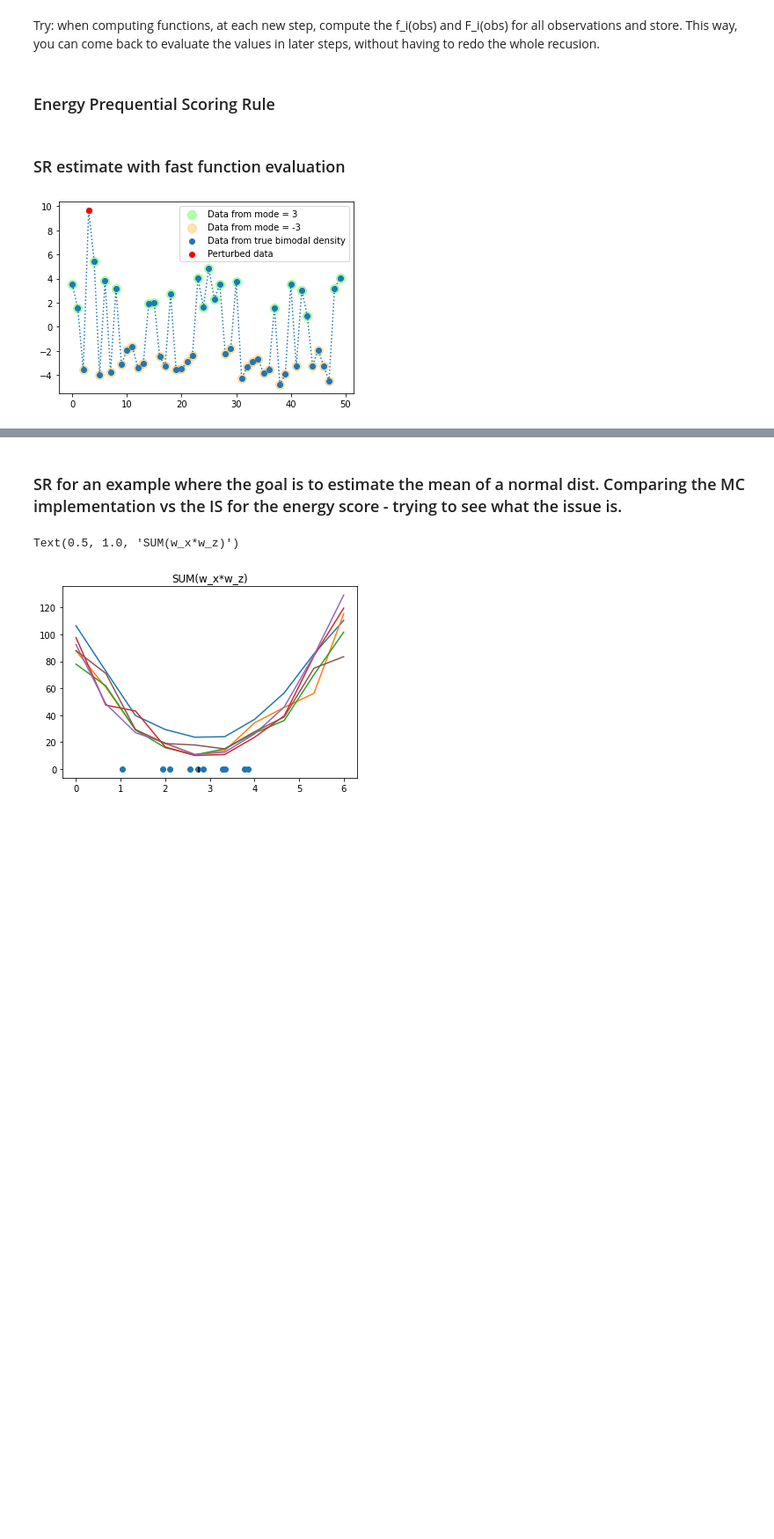
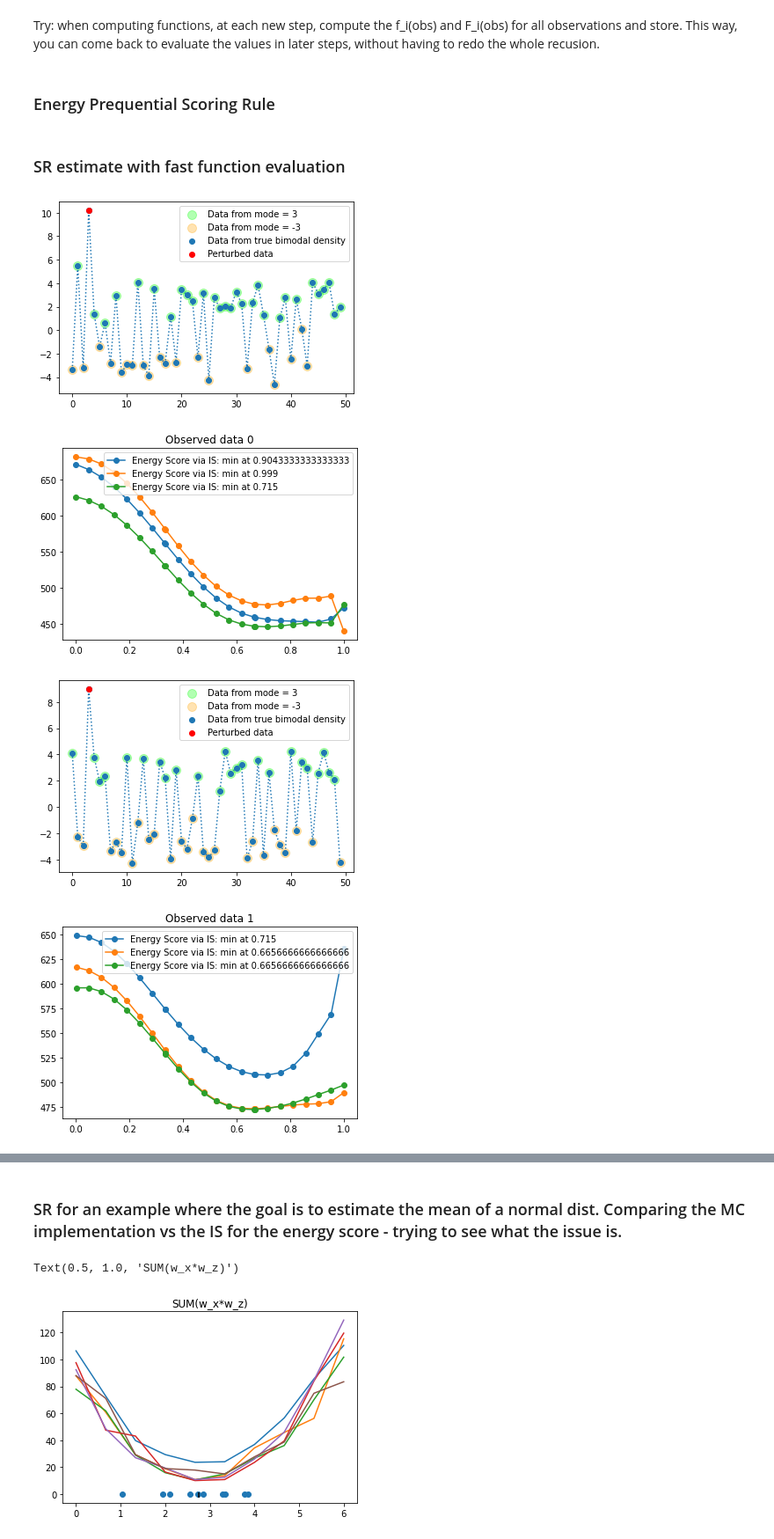
Before and after one commit to Huk-David/RSS-Discussion-paper-Martingale-Posterior-Distributions, a Jupyter notebook: Prequential Copulas - Code/Discussion paper - Notebook.ipynb, the cells around one changed output, grey strips where cells are left out. Shown at 88% size. Cells and saved outputs as stored; diff of their text form; code cells hidden in the pictures; blank space fills up the shorter version.

Commit message:
Update Discussion paper - Notebook.ipynb
Finished 4 experiments for 50 generated obs and 300 IS samples.

```diff
--- a/Prequential Copulas - Code/Discussion paper - Notebook.ipynb
+++ b/Prequential Copulas - Code/Discussion paper - Notebook.ipynb
@@ -281,7 +282,7 @@ for SR_check in range(4):
     # First get data:
     observed_data = generate_data(50)
 
-    proposal_samples_nb = 50
+    proposal_samples_nb = 300
     ######
     #Then redefine the update function as it uses data. It also creates the proposal samples.
     def F_0(z):
@@ -350,31 +351,34 @@ for SR_check in range(4):
         F_new = [F_0]
         f_new = [f_0]
         obs_nb = len(observed_data)
 
         for step in range(obs_nb):
             rv = observed_data[step]
             alpha_i = (2-(1/(step+1))) / (step +2)
             new_dist = update_fitting(F_new[step],f_new[step],alpha_i,rv,rho=rho,step=step)
             F_new.append(new_dist[0])
             f_new.append(new_dist[1])
 
         return Energy_SR_via_IS(observed_data,proposal_samples[proposal_samples_nb*IS_draw:proposal_samples_nb*(IS_draw+1)],evals[proposal_samples_nb*IS_draw:proposal_samples_nb*(IS_draw+1)],f_new,1.5)
     for IS_sample in range(3):
 
         def single_f_call_rho(rho): # To do multiplrocessing
             return f_call_rho(rho,IS_sample)
 
         # Multiprocessing. set_of_8 is a set of 8 values for rho.
         SR_eval_at_rho = []
         grid_over_01 = [np.linspace(0.001+(k/3),((k+1)/3)-0.001,8) for k in range(3) ]
         # This covers the range 0,1 by going over quarters with 8 evals at each one.
         for set_of_8 in  grid_over_01:
             # joining lists, not sure if necessary
             SR_eval_at_rho= SR_eval_at_rho+ list(np.array(Parallel(n_jobs=8)(delayed(single_f_call_rho)(rho) for rho in set_of_8)))
 
         plt.plot(np.concatenate((grid_over_01)),SR_eval_at_rho,'o-',label='Energy Score via IS: min at '+str(np.concatenate((grid_over_01))[SR_eval_at_rho.index(min(SR_eval_at_rho))]))
     plt.legend()
     plt.title('Observed data '+str(SR_check))
     plt.show()
 # %% [output]
-[figure, old version]
+[figure, new version]
+[figure, added]
+[figure, added]
+[figure, added]
```
Also changed, not shown: parts of 5 cells of this notebook.
